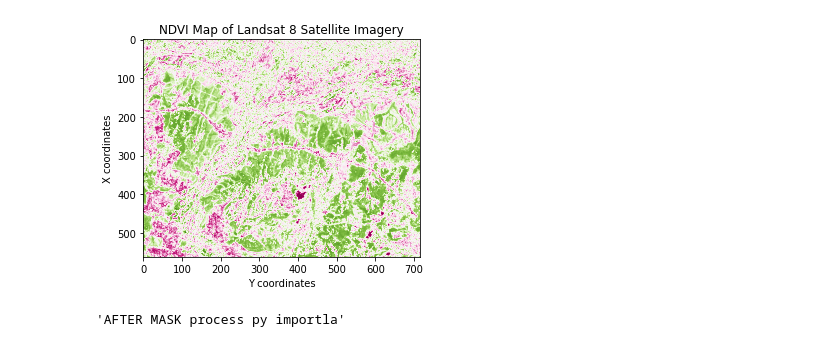
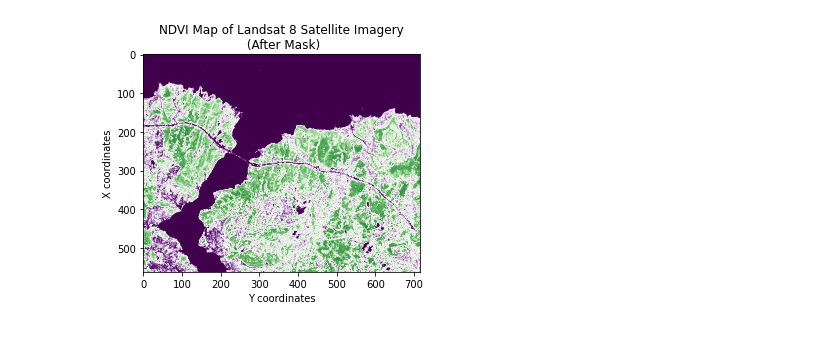
Before and after one commit to berkesenturk/Remote-Sensing-Sentinel-2-EO-Data-Masking-Algorithm, a Jupyter notebook: ndvi.ipynb, the cells around one changed output. Cells and saved outputs as stored; diff of their text form; code cells hidden in the pictures.

Commit message:
ndwi index and functions are fixed

```diff
--- a/ndvi.ipynb
+++ b/ndvi.ipynb
@@ -8,6 +9,3 @@ import matplotlib.patches as mpatches
 # %%
-red =io.imread('tiffiles/B4.tif')
-nir = io.imread('tiffiles/B5.tif')
-# X,Y size of images
-print("Size of Red Band: ",red.shape)
-print("Size of Red Band: ",nir.shape)
+red =io.imread('test_images_tiff/B4.tif')
+nir = io.imread('test_images_tiff/B5.tif')
@@ -157,0 +30,10 @@ array([  0,   1,   2,   3,   4,   5,   6,   7,   8,   9,  10,  11,  12,
+# %%
+#import create_ndvi function in order to calculate ndvi
+from utils import create_ndvi
+ndvi=create_ndvi(nir_band=nir,red_band=red)
+ndvi_in_uint = (ndvi*255).astype('uint8')
+ndvi_before_mask=ndvi_in_uint[:,:,1]
+plt.title("NDVI Map of Landsat 8 Satellite Imagery\n (Before Mask)")
+plt.xlabel("Y coordinates")
+plt.ylabel("X coordinates")
+plt.imshow(ndvi_before_mask,cmap='PRGn',vmin=0,vmax=255)
@@ -158,16 +43,12 @@ array([  0,   1,   2,   3,   4,   5,   6,   7,   8,   9,  10,  11,  12,
 # %%
-# Plotting of the result map
-"""interaktif yap ilk ve son nasıl yan yana oluyo subplot muhtemelen"""
-"""su alanları mask nasıl olacak!!!!"""
-plt.title("NDVI Map of Landsat 8 Satellite Imagery")
+#import mask function in order to mask water bodies
+from utils import water_mask_ndvi
+
+img = water_mask_ndvi(ndvi_band=ndvi,nir_band=nir)
+plt.title("NDVI Map of Landsat 8 Satellite Imagery\n (After Mask)")
 plt.xlabel("Y coordinates")
 plt.ylabel("X coordinates")
-plt.imshow(img,cmap='PiYG',vmin=0,vmax=255)
-plt.savefig('outputs/NDVI.png',format="png",dpi=1000)
-plt.show()
+plt.imshow(img,cmap='PRGn',vmin=0,vmax=255)
+plt.savefig('outputs/NDVI.png',format="png")
 # %% [output]
-[figure, old version]
+[figure, new version]
-# %%
-"AFTER MASK from process.py"
-# %% [output]
-'AFTER MASK process py importla'
```
Also changed, not shown: parts of 10 cells of this notebook, 18 other files.
